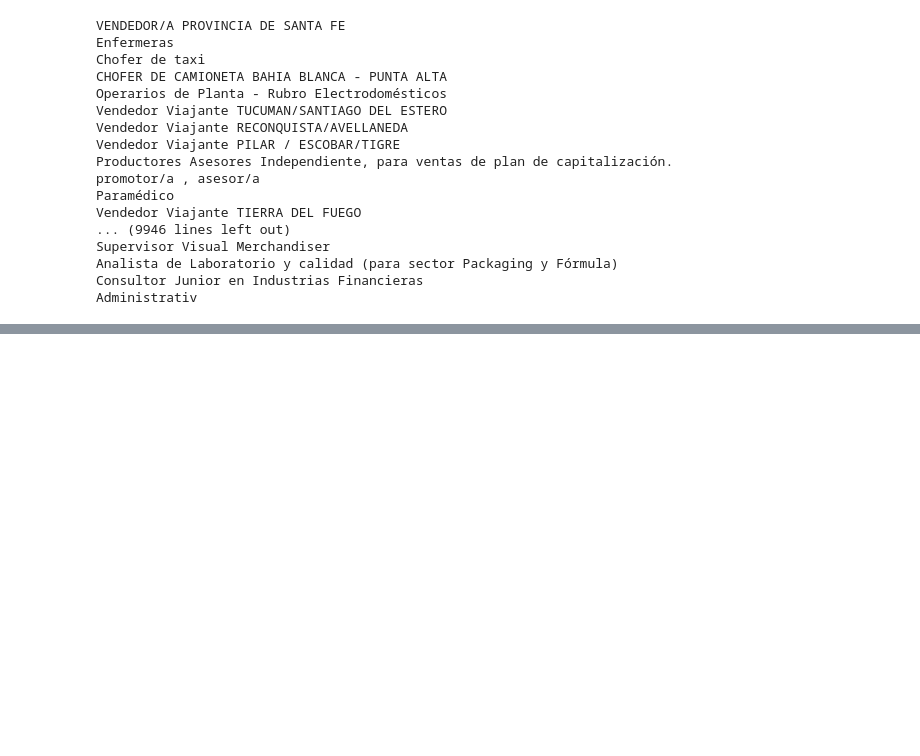
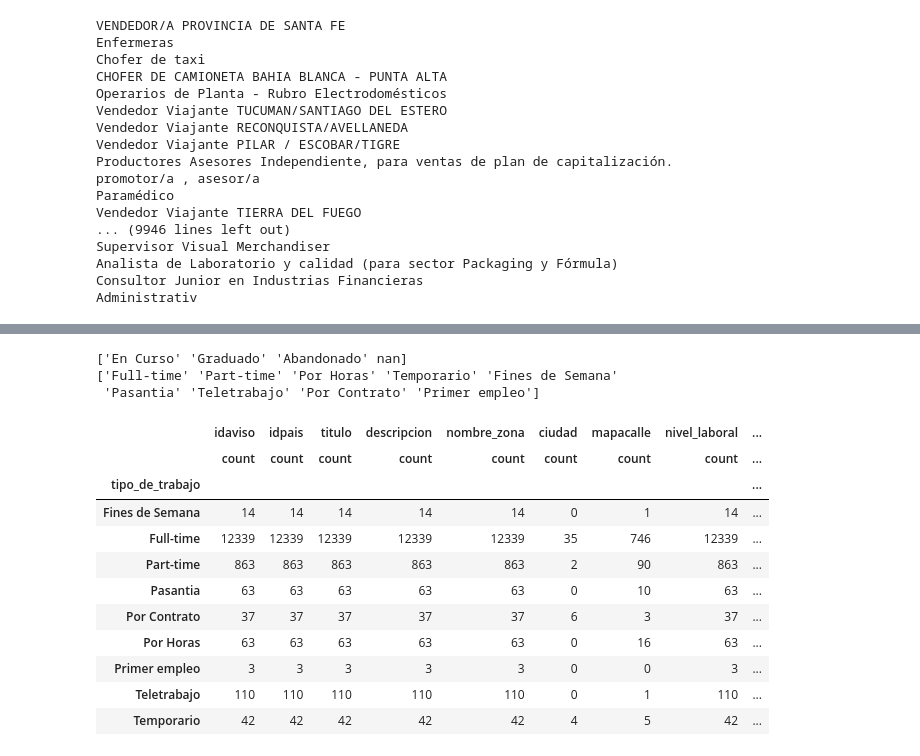
Before and after one commit to BrigliaAn/TP1-AnalisisExploratorio-ZonaJobs, a Jupyter notebook: AnalisisExploratorioTP1.ipynb, the cells around one changed output, grey strips where cells are left out. Drawn from its saved outputs; the diff is of its cells as text; code cells hidden in the pictures; blank space fills up the shorter version.

```diff
--- a/AnalisisExploratorioTP1.ipynb
+++ b/AnalisisExploratorioTP1.ipynb
@@ -94,0 +164,23 @@ Administrativ
+# %%
+print(postulantes['estado'].unique())
+print(avisos_detalle['tipo_de_trabajo'].unique())
+# %% [output]
+['En Curso' 'Graduado' 'Abandonado' nan]
+['Full-time' 'Part-time' 'Por Horas' 'Temporario' 'Fines de Semana'
+ 'Pasantia' 'Teletrabajo' 'Por Contrato' 'Primer empleo']
+# %%
+#cantidad de avisos por tipo de trabajo (full time, part time...)
+avisos_detalle.groupby('tipo_de_trabajo').agg({'count'})
+# %% [output]
+|  | idaviso | idpais | titulo | descripcion | nombre_zona | ciudad | mapacalle | nivel_laboral | ... |
+|  | count | count | count | count | count | count | count | count | ... |
+| tipo_de_trabajo |  |  |  |  |  |  |  |  | ... |
+| Fines de Semana | 14 | 14 | 14 | 14 | 14 | 0 | 1 | 14 | ... |
+| Full-time | 12339 | 12339 | 12339 | 12339 | 12339 | 35 | 746 | 12339 | ... |
+| Part-time | 863 | 863 | 863 | 863 | 863 | 2 | 90 | 863 | ... |
+| Pasantia | 63 | 63 | 63 | 63 | 63 | 0 | 10 | 63 | ... |
+| Por Contrato | 37 | 37 | 37 | 37 | 37 | 6 | 3 | 37 | ... |
+| Por Horas | 63 | 63 | 63 | 63 | 63 | 0 | 16 | 63 | ... |
+| Primer empleo | 3 | 3 | 3 | 3 | 3 | 0 | 0 | 3 | ... |
+| Teletrabajo | 110 | 110 | 110 | 110 | 110 | 0 | 1 | 110 | ... |
+| Temporario | 42 | 42 | 42 | 42 | 42 | 4 | 5 | 42 | ... |
```
Also changed, not shown: parts of 14 cells of this notebook.
